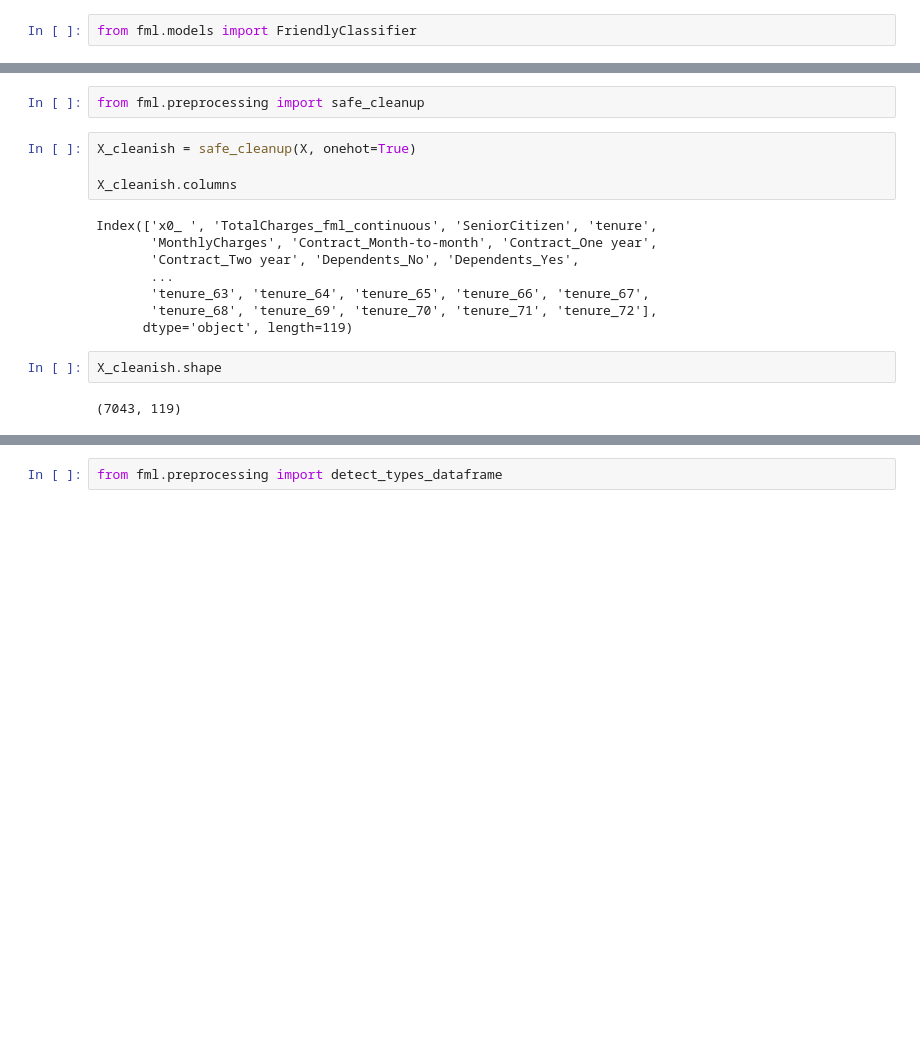
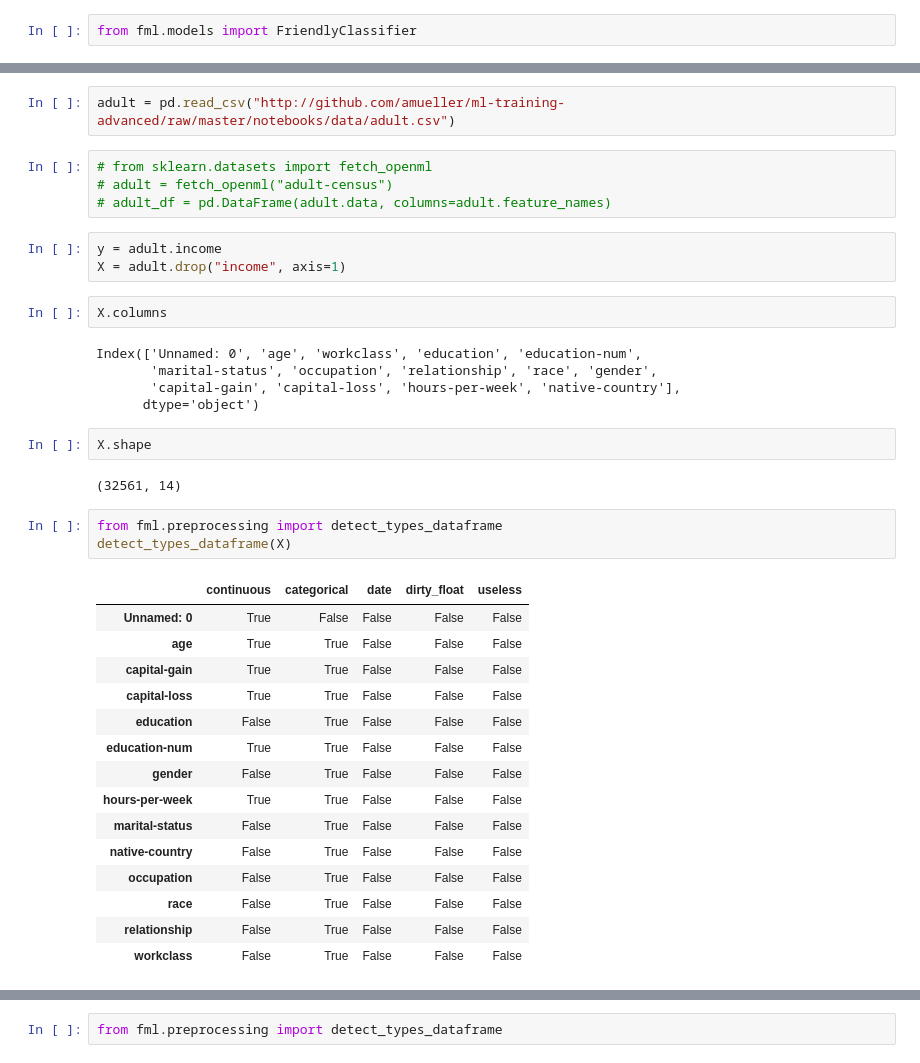
Before and after one commit to dabl/dabl, a Jupyter notebook: testing.ipynb, the cells around one changed output, grey strips where cells are left out. Saved outputs shown, nothing was run; the diff lists cells and outputs as text; blank space fills up the shorter version.

```diff
--- a/testing.ipynb
+++ b/testing.ipynb
@@ -123,18 +134,39 @@ dtype: float64
+# %%
+adult = pd.read_csv("http://github.com/amueller/ml-training-advanced/raw/master/notebooks/data/adult.csv")
+# %%
+# from sklearn.datasets import fetch_openml
+# adult = fetch_openml("adult-census")
+# adult_df = pd.DataFrame(adult.data, columns=adult.feature_names)
+# %%
+y = adult.income
+X = adult.drop("income", axis=1)
+# %%
+X.columns
+# %% [output]
+Index(['Unnamed: 0', 'age', 'workclass', 'education', 'education-num',
+       'marital-status', 'occupation', 'relationship', 'race', 'gender',
+       'capital-gain', 'capital-loss', 'hours-per-week', 'native-country'],
+      dtype='object')
+# %%
+X.shape
+# %% [output]
+(32561, 14)
 # %%
-from fml.preprocessing import safe_cleanup
+from fml.preprocessing import detect_types_dataframe
+detect_types_dataframe(X)
+# %% [output]
+|  | continuous | categorical | date | dirty_float | useless |
+| Unnamed: 0 | True | False | False | False | False |
+| age | True | True | False | False | False |
+| capital-gain | True | True | False | False | False |
+| capital-loss | True | True | False | False | False |
+| education | False | True | False | False | False |
+| education-num | True | True | False | False | False |
+| gender | False | True | False | False | False |
+| hours-per-week | True | True | False | False | False |
+| marital-status | False | True | False | False | False |
+| native-country | False | True | False | False | False |
+| occupation | False | True | False | False | False |
+| race | False | True | False | False | False |
+| relationship | False | True | False | False | False |
+| workclass | False | True | False | False | False |
-# %%
-X_cleanish = safe_cleanup(X, onehot=True)
-
-X_cleanish.columns
-# %% [output]
-Index(['x0_ ', 'TotalCharges_fml_continuous', 'SeniorCitizen', 'tenure',
-       'MonthlyCharges', 'Contract_Month-to-month', 'Contract_One year',
-       'Contract_Two year', 'Dependents_No', 'Dependents_Yes',
-       ...
-       'tenure_63', 'tenure_64', 'tenure_65', 'tenure_66', 'tenure_67',
-       'tenure_68', 'tenure_69', 'tenure_70', 'tenure_71', 'tenure_72'],
-      dtype='object', length=119)
-# %%
-X_cleanish.shape
-# %% [output]
-(7043, 119)
```
Also changed, not shown: parts of 17 cells of this notebook, 2 other files.
